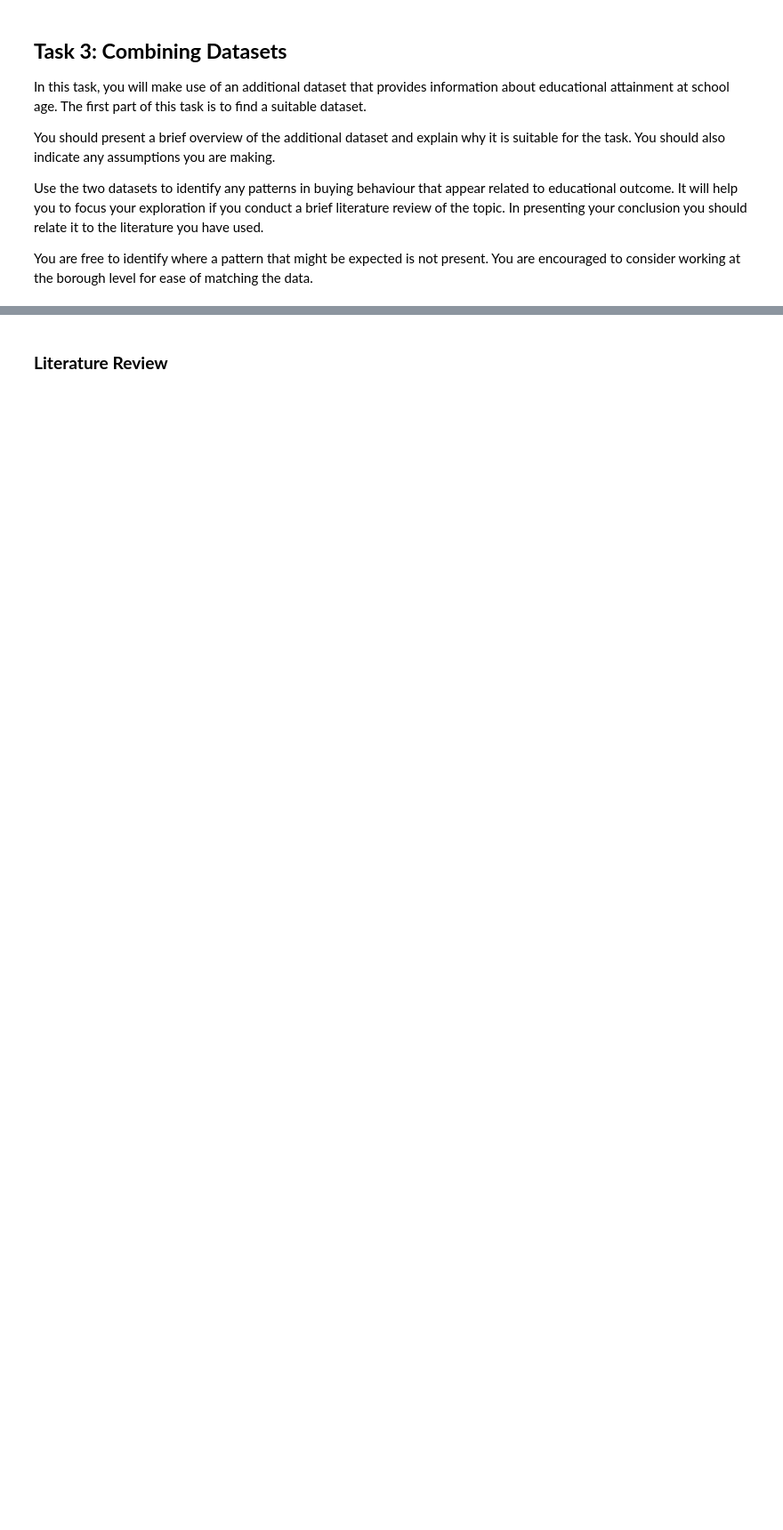
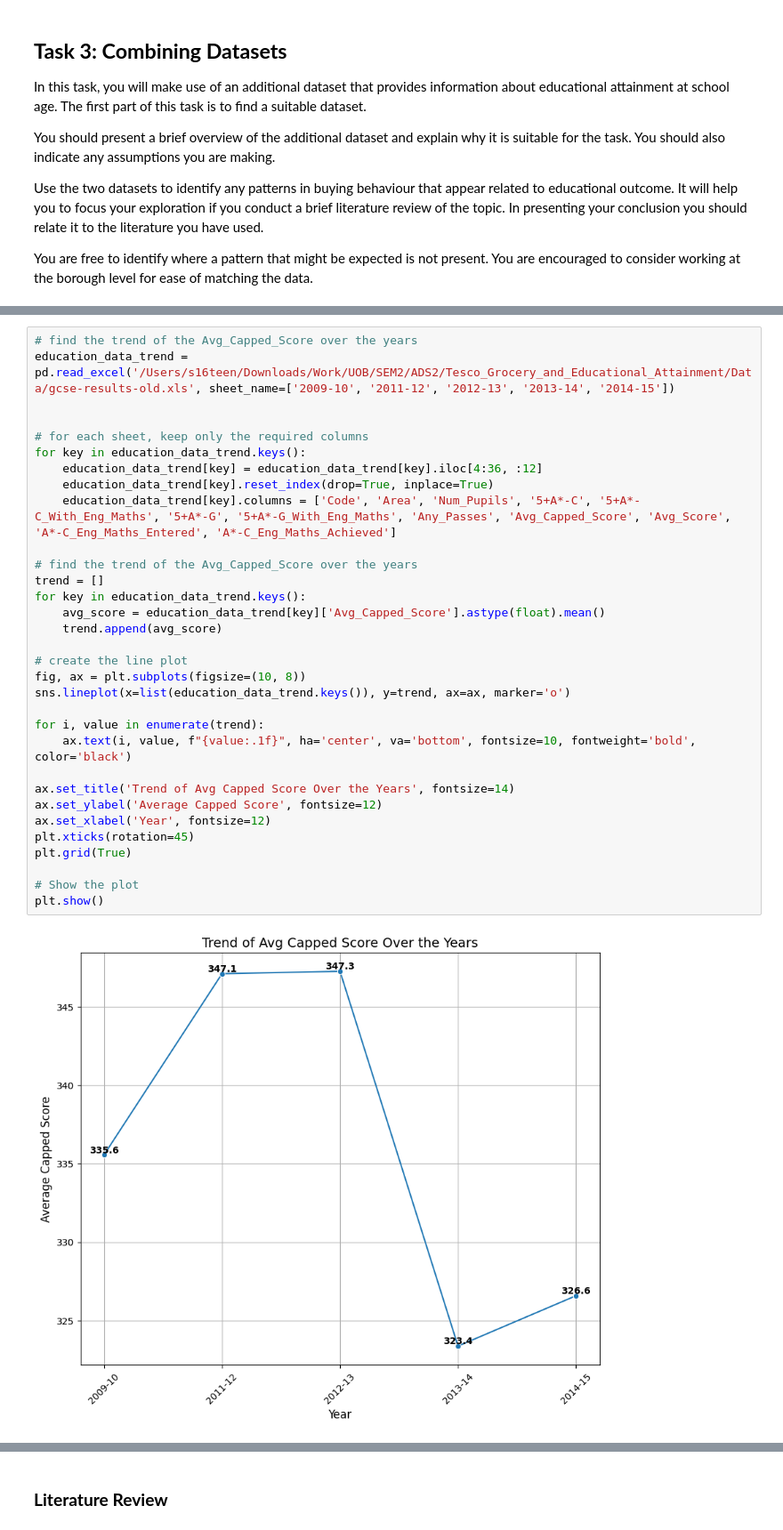
Before and after one commit to omarriyaz/Tesco_Grocery_and_Educational_Attainment, a Jupyter notebook: Code/Analysis.ipynb, the cells around one changed output, grey strips where cells are left out. Shown at 89% size. Cells and saved outputs as stored; diff of their text form; blank space fills up the shorter version.

```diff
--- a/Code/Analysis.ipynb
+++ b/Code/Analysis.ipynb
@@ -690,0 +881,34 @@ The dataset does not include data about the City of London borough, thus we will
+# %%
+# find the trend of the Avg_Capped_Score over the years
+education_data_trend = pd.read_excel('/Users/s16teen/Downloads/Work/UOB/SEM2/ADS2/Tesco_Grocery_and_Educational_Attainment/Data/gcse-results-old.xls', sheet_name=['2009-10', '2011-12', '2012-13', '2013-14', '2014-15'])
+
+
+# for each sheet, keep only the required columns
+for key in education_data_trend.keys():
+    education_data_trend[key] = education_data_trend[key].iloc[4:36, :12]
+    education_data_trend[key].reset_index(drop=True, inplace=True)
+    education_data_trend[key].columns = ['Code', 'Area', 'Num_Pupils', '5+A*-C', '5+A*-C_With_Eng_Maths', '5+A*-G', '5+A*-G_With_Eng_Maths', 'Any_Passes', 'Avg_Capped_Score', 'Avg_Score', 'A*-C_Eng_Maths_Entered', 'A*-C_Eng_Maths_Achieved']
+
+# find the trend of the Avg_Capped_Score over the years
+trend = []
+for key in education_data_trend.keys():
+    avg_score = education_data_trend[key]['Avg_Capped_Score'].astype(float).mean()
+    trend.append(avg_score)
+
+# create the line plot
+fig, ax = plt.subplots(figsize=(10, 8))
+sns.lineplot(x=list(education_data_trend.keys()), y=trend, ax=ax, marker='o')
+
+for i, value in enumerate(trend):
+    ax.text(i, value, f"{value:.1f}", ha='center', va='bottom', fontsize=10, fontweight='bold', color='black')
+
+ax.set_title('Trend of Avg Capped Score Over the Years', fontsize=14)
+ax.set_ylabel('Average Capped Score', fontsize=12)
+ax.set_xlabel('Year', fontsize=12)
+plt.xticks(rotation=45)
+plt.grid(True)
+
+# Show the plot
+plt.show()
+# %% [output]
+[figure, added]
```
Also changed, not shown: parts of 38 cells of this notebook.
